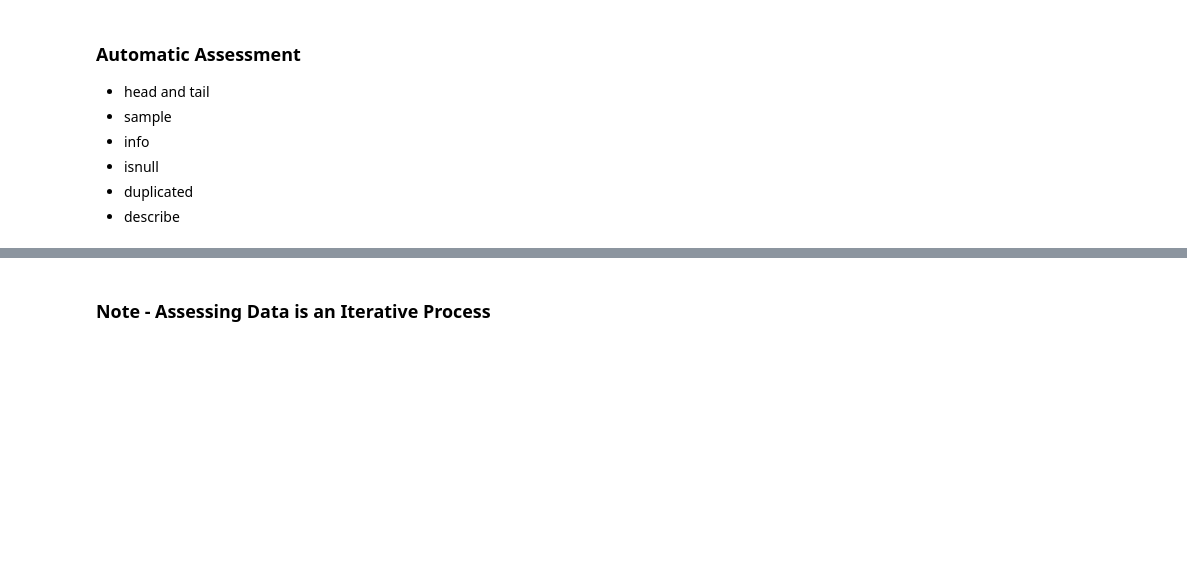
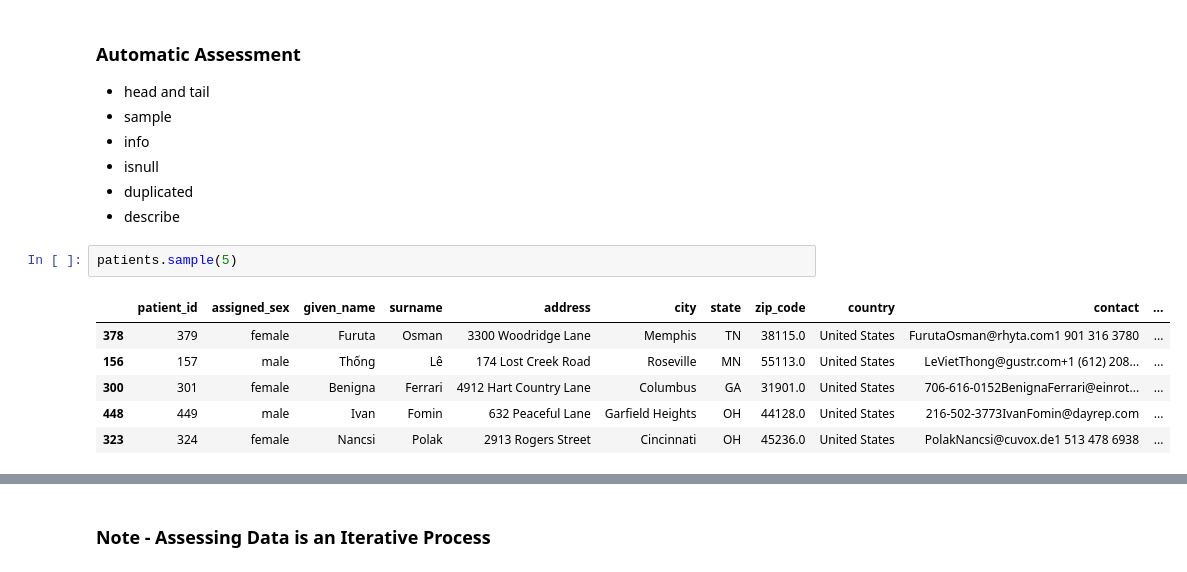
Before and after one commit to ShashiDivs/DataGathering, a Jupyter notebook: DataWrangling.ipynb, the cells around one changed output, grey strips where cells are left out. Saved outputs shown, nothing was run; the diff lists cells and outputs as text; blank space fills up the shorter version.

```diff
--- a/DataWrangling.ipynb
+++ b/DataWrangling.ipynb
@@ -144,3 +231,12 @@ start filling
 - isnull
 - duplicated
 - describe
+# %%
+patients.sample(5)
+# %% [output]
+|  | patient_id | assigned_sex | given_name | surname | address | city | state | zip_code | country | contact | ... |
+| 378 | 379 | female | Furuta | Osman | 3300 Woodridge Lane | Memphis | TN | 38115.0 | United States | FurutaOsman@rhyta.com1 901 316 3780 | ... |
+| 156 | 157 | male | Thống | Lê | 174 Lost Creek Road | Roseville | MN | 55113.0 | United States | LeVietThong@gustr.com+1 (612) 208... | ... |
+| 300 | 301 | female | Benigna | Ferrari | 4912 Hart Country Lane | Columbus | GA | 31901.0 | United States | 706-616-0152BenignaFerrari@einrot... | ... |
+| 448 | 449 | male | Ivan | Fomin | 632 Peaceful Lane | Garfield Heights | OH | 44128.0 | United States | 216-502-3773IvanFomin@dayrep.com | ... |
+| 323 | 324 | female | Nancsi | Polak | 2913 Rogers Street | Cincinnati | OH | 45236.0 | United States | PolakNancsi@cuvox.de1 513 478 6938 | ... |
```
Also changed, not shown: parts of 23 cells of this notebook, 5 other files.
